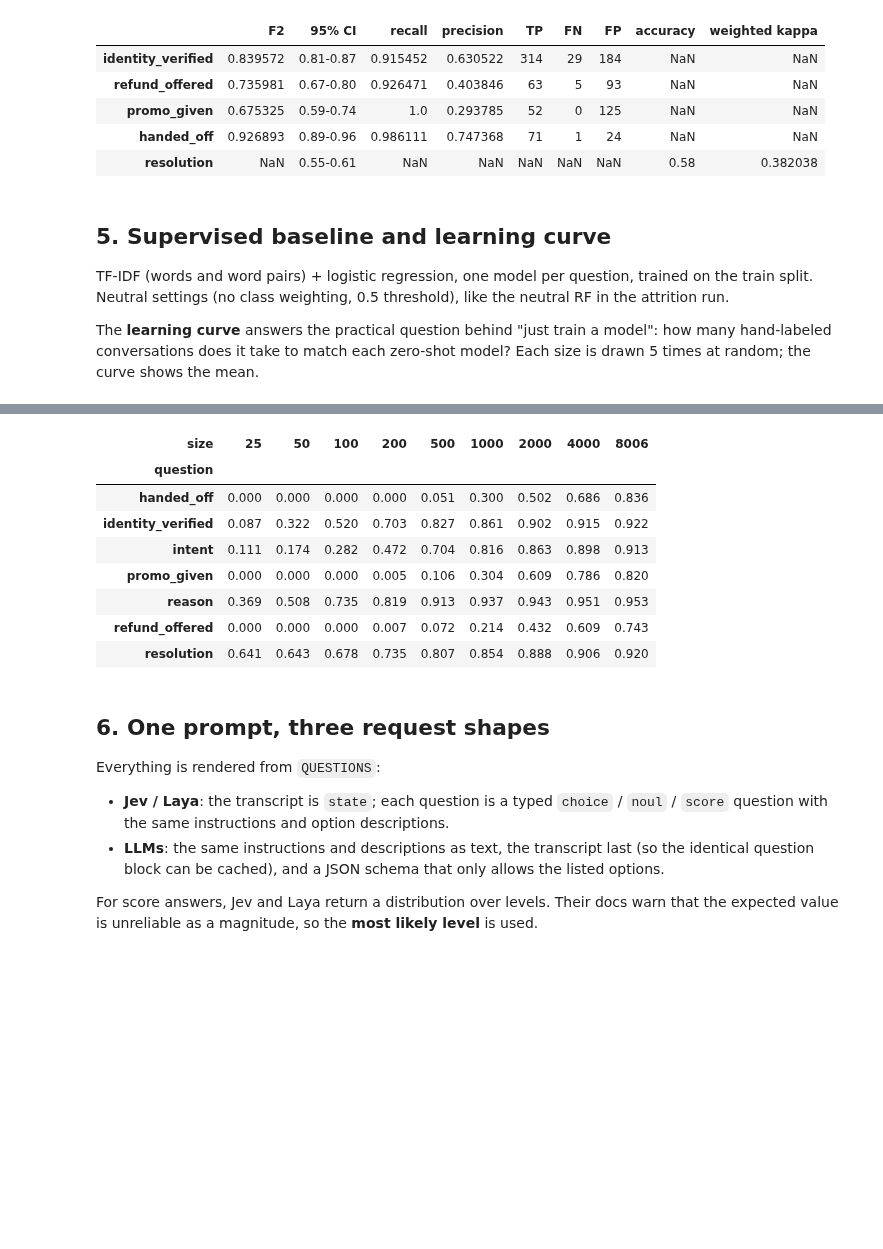
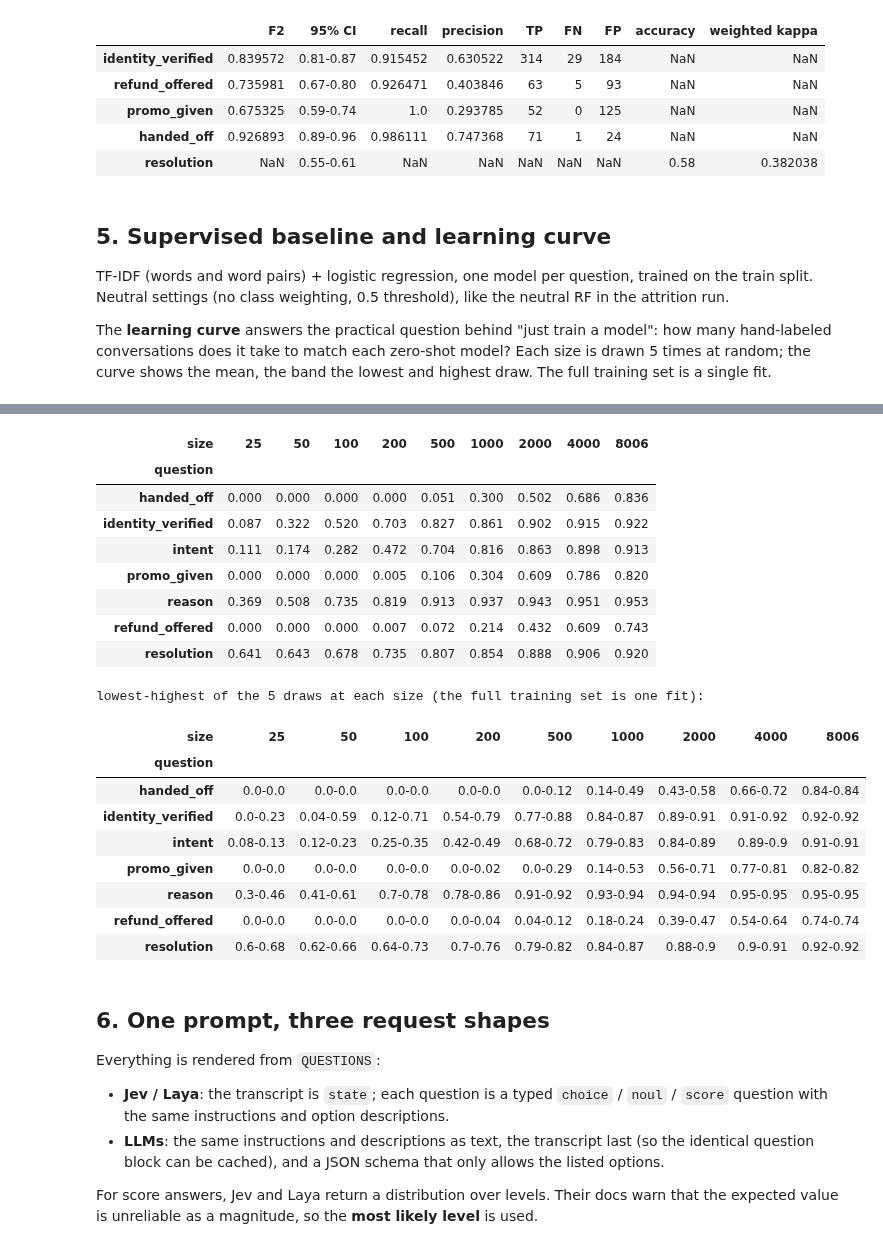
Before and after one commit to misterespresso/AI-Data-Bench, a Jupyter notebook: ABCD Call Labeling/02_benchmark.ipynb, the cells around one changed output, grey strips where cells are left out. Drawn from its saved outputs; the diff is of its cells as text; code cells hidden in the pictures; blank space fills up the shorter version.

```diff
--- a/ABCD Call Labeling/02_benchmark.ipynb
+++ b/ABCD Call Labeling/02_benchmark.ipynb
@@ -262,7 +262,7 @@ pd.DataFrame(keyword_scores).T
 
 TF-IDF (words and word pairs) + logistic regression, one model per question, trained on the train split. Neutral settings (no class weighting, 0.5 threshold), like the neutral RF in the attrition run.
 
-The **learning curve** answers the practical question behind "just train a model": how many hand-labeled conversations does it take to match each zero-shot model? Each size is drawn 5 times at random; the curve shows the mean.
+The **learning curve** answers the practical question behind "just train a model": how many hand-labeled conversations does it take to match each zero-shot model? Each size is drawn 5 times at random; the curve shows the mean, the band the lowest and highest draw. The full training set is a single fit.
 # %%
 from sklearn.feature_extraction.text import TfidfVectorizer
 from sklearn.linear_model import LogisticRegression
@@ -317,8 +317,12 @@ for size in LEARNING_CURVE_SIZES:
             learning_curve_rows.append({"size": size, "draw": draw, "question": question,
                                         "score": headline_metric(question, test[question].values, predicted)})
 print(f"learning curve done in {time.perf_counter() - curve_started:.0f}s")
-learning_curve = pd.DataFrame(learning_curve_rows).groupby(["question", "size"])["score"].mean().unstack("size")
-learning_curve.round(3)
+learning_curve_by_draw = pd.DataFrame(learning_curve_rows).groupby(["question", "size"])["score"]
+learning_curve = learning_curve_by_draw.mean().unstack("size")
+learning_curve_low, learning_curve_high = learning_curve_by_draw.min().unstack("size"), learning_curve_by_draw.max().unstack("size")
+display(learning_curve.round(3))
+print("lowest-highest of the 5 draws at each size (the full training set is one fit):")
+learning_curve_low.round(2).astype(str) + "-" + learning_curve_high.round(2).astype(str)
 # %% [output]
 training on 25 labeled conversations ... (0s elapsed)
 training on 50 labeled conversations ... (3s elapsed)
@@ -333,12 +337,22 @@ learning curve done in 162s
 | size | 25 | 50 | 100 | 200 | 500 | 1000 | 2000 | 4000 | 8006 |
 | question |  |  |  |  |  |  |  |  |  |
 | handed_off | 0.000 | 0.000 | 0.000 | 0.000 | 0.051 | 0.300 | 0.502 | 0.686 | 0.836 |
 | identity_verified | 0.087 | 0.322 | 0.520 | 0.703 | 0.827 | 0.861 | 0.902 | 0.915 | 0.922 |
 | intent | 0.111 | 0.174 | 0.282 | 0.472 | 0.704 | 0.816 | 0.863 | 0.898 | 0.913 |
 | promo_given | 0.000 | 0.000 | 0.000 | 0.005 | 0.106 | 0.304 | 0.609 | 0.786 | 0.820 |
 | reason | 0.369 | 0.508 | 0.735 | 0.819 | 0.913 | 0.937 | 0.943 | 0.951 | 0.953 |
 | refund_offered | 0.000 | 0.000 | 0.000 | 0.007 | 0.072 | 0.214 | 0.432 | 0.609 | 0.743 |
 | resolution | 0.641 | 0.643 | 0.678 | 0.735 | 0.807 | 0.854 | 0.888 | 0.906 | 0.920 |
+lowest-highest of the 5 draws at each size (the full training set is one fit):
+| size | 25 | 50 | 100 | 200 | 500 | 1000 | 2000 | 4000 | 8006 |
+| question |  |  |  |  |  |  |  |  |  |
+| handed_off | 0.0-0.0 | 0.0-0.0 | 0.0-0.0 | 0.0-0.0 | 0.0-0.12 | 0.14-0.49 | 0.43-0.58 | 0.66-0.72 | 0.84-0.84 |
+| identity_verified | 0.0-0.23 | 0.04-0.59 | 0.12-0.71 | 0.54-0.79 | 0.77-0.88 | 0.84-0.87 | 0.89-0.91 | 0.91-0.92 | 0.92-0.92 |
+| intent | 0.08-0.13 | 0.12-0.23 | 0.25-0.35 | 0.42-0.49 | 0.68-0.72 | 0.79-0.83 | 0.84-0.89 | 0.89-0.9 | 0.91-0.91 |
+| promo_given | 0.0-0.0 | 0.0-0.0 | 0.0-0.0 | 0.0-0.02 | 0.0-0.29 | 0.14-0.53 | 0.56-0.71 | 0.77-0.81 | 0.82-0.82 |
+| reason | 0.3-0.46 | 0.41-0.61 | 0.7-0.78 | 0.78-0.86 | 0.91-0.92 | 0.93-0.94 | 0.94-0.94 | 0.95-0.95 | 0.95-0.95 |
+| refund_offered | 0.0-0.0 | 0.0-0.0 | 0.0-0.0 | 0.0-0.04 | 0.04-0.12 | 0.18-0.24 | 0.39-0.47 | 0.54-0.64 | 0.74-0.74 |
+| resolution | 0.6-0.68 | 0.62-0.66 | 0.64-0.73 | 0.7-0.76 | 0.79-0.82 | 0.84-0.87 | 0.88-0.9 | 0.9-0.91 | 0.92-0.92 |
 # %% [markdown]
 ## 6. One prompt, three request shapes
 
```
Also changed, not shown: parts of 15 cells of this notebook, 5 other files.
